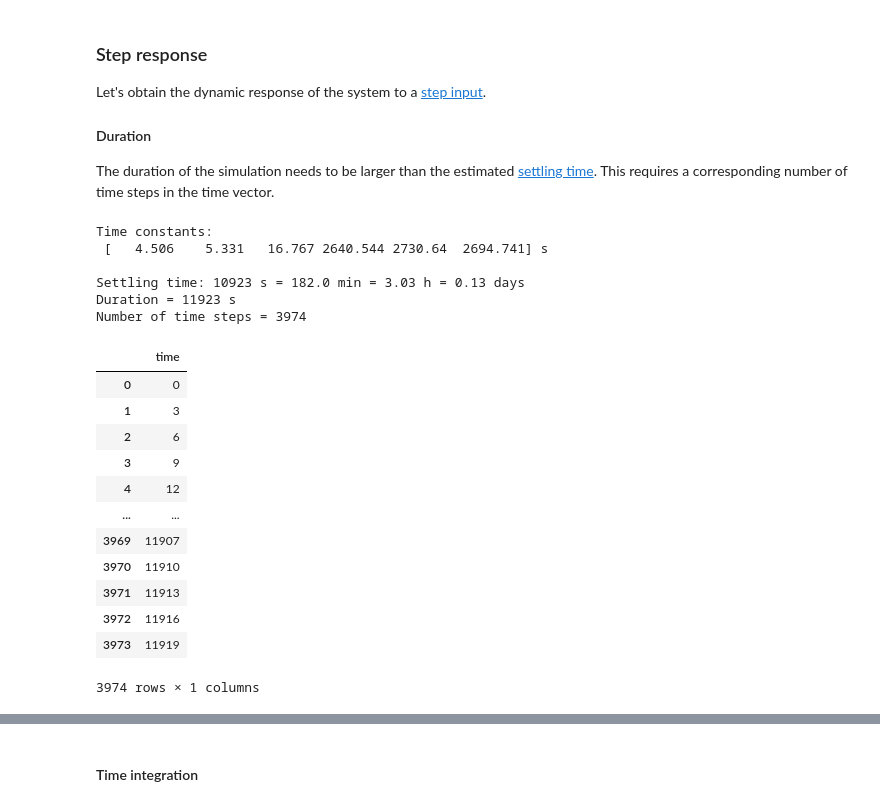
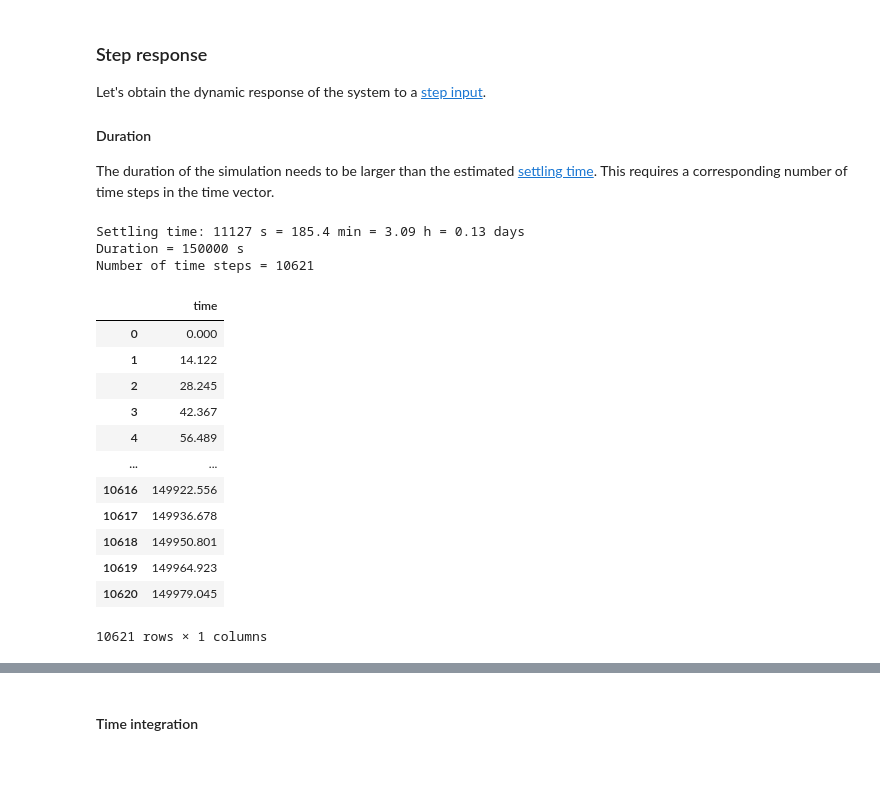
Before and after one commit to selinapfyffer/dm4bm-hilapfyf, a Jupyter notebook: pcm_melting_project.ipynb, the cells around one changed output, grey strips where cells are left out. Cells and saved outputs as stored; diff of their text form; code cells hidden in the pictures; blank space fills up the shorter version.

```diff
--- a/pcm_melting_project.ipynb
+++ b/pcm_melting_project.ipynb
@@ -194,9 +250,3 @@ A_Data = pd.DataFrame(A)
 ### G: conductance matrix
 
 The conductance matrix of the themal circuit shown in Figure 3 is:
-# %%
-G = np.array([Gw*2, Gw, Gw, G1, G1, G1, G_crl, G_crl, G_cud, G_cud, G_cud, G_crl, G_crl])
-G= np.diag(G)
-np.set_printoptions(precision=3, threshold=16, suppress=True)
-pd.set_option("display.precision", 1)
-G_Data = pd.DataFrame(G)
@@ -391,13 +437,9 @@ $$ 0 < \Delta t < -\frac{2}{\min \lambda_i} = \min -2 / \lambda_i = \min 2 T_i$$
 
 where $T_i$ are the [time constants](https://en.m.wikipedia.org/wiki/Time_constant), $T_i = - \frac{1}{\lambda_i} $
 # %%
-
 λ = np.linalg.eig(As_solid)[0]    # eigenvalues of matrix As
-print('Time constants: \n', -1 / λ, 's \n')
-print('2 x Time constants: \n', -2 / λ, 's \n')
-dtmax = min(-2. / λ)
-print(f'Maximum time step: {dtmax:.2f} s = {dtmax / 60:.2f} min')
-
-dt = 3     # seconds
-print(f'dt = {dt} s = {dt / 60:.0f} min')
+λ_1 = -1 / λ
+print('Min. Time Constant = ' + str(round(λ_1.min(),1)))
+dt = λ_1.min()-0.5     # seconds
+print(f'dt = {round(dt,2)} s = {dt / 60:.0f} min')
 # %% [output]
@@ -420,36 +460,32 @@ Let's obtain the dynamic response of the system to a [step input](https://en.m.w
 The duration of the simulation needs to be larger than the estimated [settling time](https://en.m.wikipedia.org/wiki/Settling_time). This requires a corresponding number of time steps in the time vector.
 # %%
 t_resp = 4 * max(-1 / λ)
-print('Time constants: \n', -1 / λ, 's \n')
 print(f'Settling time: {t_resp:.0f} s = {t_resp / 60:.1f} min \
 = {t_resp / (3600):.2f} h = {t_resp / (3600 * 24):.2f} days')
 
-duration = 11923          # seconds, larger than response time
+duration = 150000          # seconds, larger than response time
 n = int(np.floor(duration / dt))    # number of time steps
 t = np.arange(0, n * dt, dt)        # time vector for n time steps
 
 print(f'Duration = {duration} s')
 print(f'Number of time steps = {n}')
 pd.DataFrame(t, columns=['time'])
 # %% [output]
-Time constants:
- [   4.506    5.331   16.767 2640.544 2730.64  2694.741] s
-
-Settling time: 10923 s = 182.0 min = 3.03 h = 0.13 days
-Duration = 11923 s
-Number of time steps = 3974
+Settling time: 11127 s = 185.4 min = 3.09 h = 0.13 days
+Duration = 150000 s
+Number of time steps = 10621
 |  | time |
-| 0 | 0 |
-| 1 | 3 |
-| 2 | 6 |
-| 3 | 9 |
-| 4 | 12 |
+| 0 | 0.000 |
+| 1 | 14.122 |
+| 2 | 28.245 |
+| 3 | 42.367 |
+| 4 | 56.489 |
 | ... | ... |
-| 3969 | 11907 |
-| 3970 | 11910 |
-| 3971 | 11913 |
-| 3972 | 11916 |
-| 3973 | 11919 |
+| 10616 | 149922.556 |
+| 10617 | 149936.678 |
+| 10618 | 149950.801 |
+| 10619 | 149964.923 |
+| 10620 | 149979.045 |
-3974 rows × 1 columns
+10621 rows × 1 columns
 # %% [markdown]
 #### Input vector
```
Also changed, not shown: parts of 81 cells of this notebook, 1 other file.
